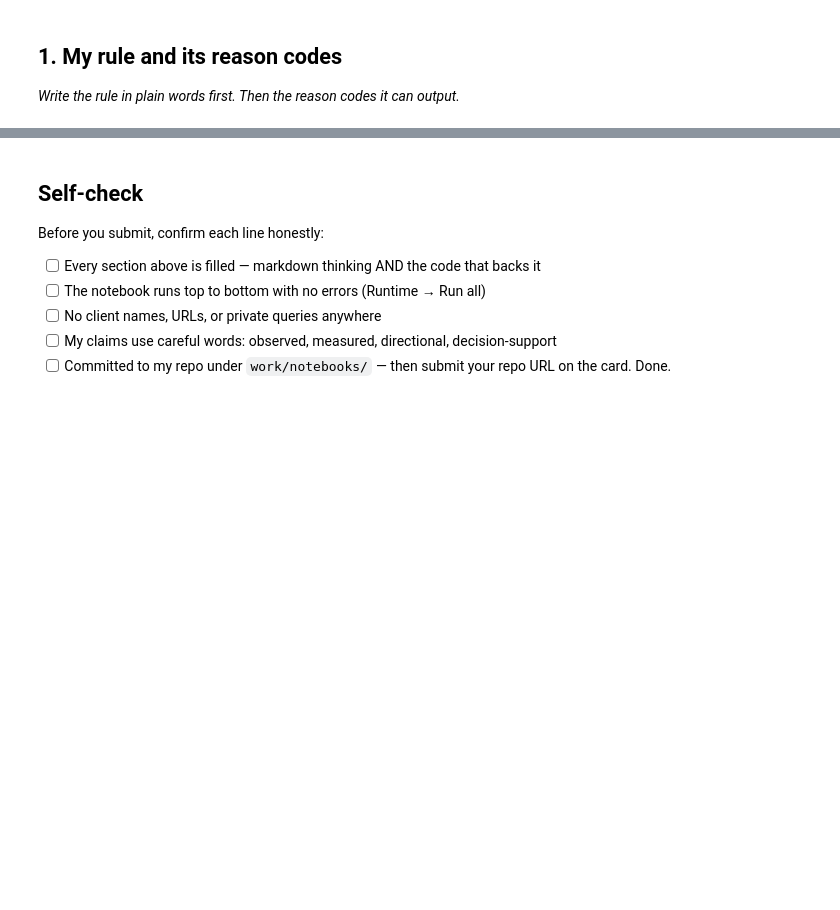
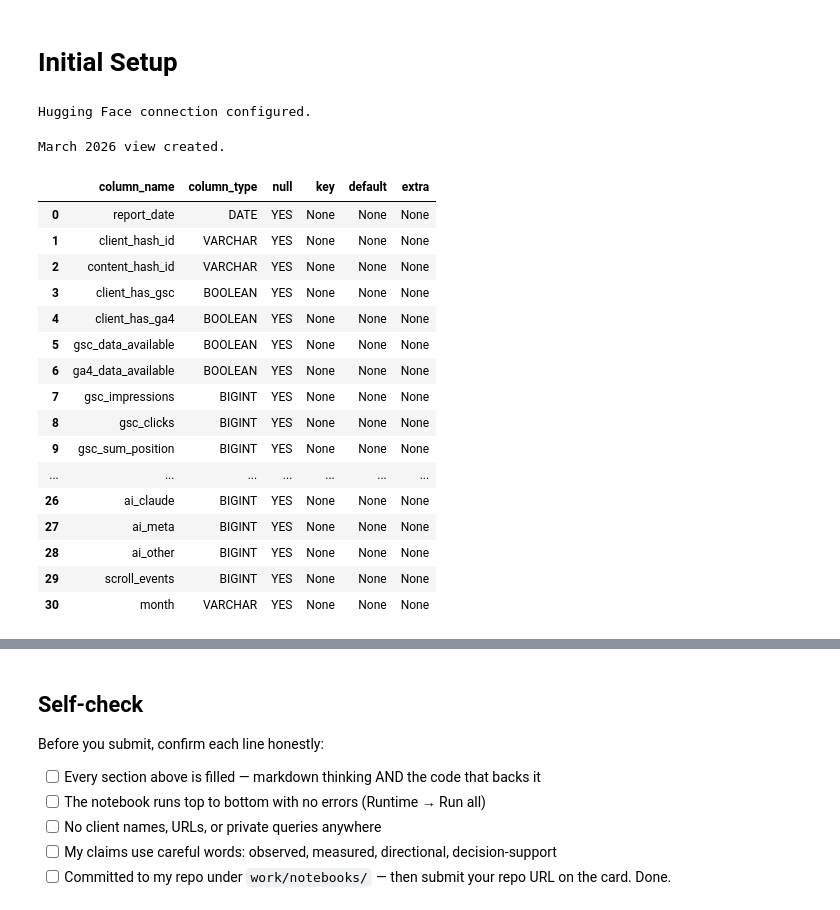
Before and after one commit to QuratulainAzhar22/flyrank-ml-work, a Jupyter notebook: work/notebooks/w04_baseline_score.ipynb, the cells around one changed output, grey strips where cells are left out. Saved outputs shown, nothing was run; the diff lists cells and outputs as text; code cells hidden in the pictures; blank space fills up the shorter version.

```diff
--- a/work/notebooks/w04_baseline_score.ipynb
+++ b/work/notebooks/w04_baseline_score.ipynb
@@ -6,7 +6,67 @@
 This skeleton is yours to fill. Work the sections **in order** — each one has a one-line hint. Simple words, honest numbers.
 
 > Working with an AI assistant? Tell it to read `skills/README.md` first and load the one skill this assignment names on its card.
-# %% [markdown]
-## 1. My rule and its reason codes
-
-*Write the rule in plain words first. Then the reason codes it can output.*
+# %% [markdown]
+# Initial Setup
+# %%
+# This cell is for CODE (numbers, a query, a check).
+# Write your text answer in the cell ABOVE this one — typing sentences here breaks Run All.
+from google.colab import userdata
+import duckdb
+
+HF_TOKEN = userdata.get("My_Read_Token")
+
+con = duckdb.connect()
+
+con.execute(
+    f"""
+    CREATE SECRET hf_secret (
+        TYPE huggingface,
+        TOKEN '{HF_TOKEN}'
+    )
+    """
+)
+
+rel = "hf://datasets/FlyRank/internship-warehouse"
+
+print("Hugging Face connection configured.")
+# %% [output]
+Hugging Face connection configured.
+# %%
+march_path = f"{rel}/fact_content_daily_performance/month=2026-03/*.parquet"
+
+con.execute(f"""
+CREATE OR REPLACE VIEW march AS
+SELECT *
+FROM read_parquet('{march_path}')
+""")
+
+print("March 2026 view created.")
+# %% [output]
+March 2026 view created.
+# %%
+con.sql("""
+DESCRIBE
+SELECT *
+FROM read_parquet(
+    'hf://datasets/FlyRank/internship-warehouse/fact_content_daily_performance/month=2026-03/*.parquet'
+)
+""").df()
+# %% [output]
+|  | column_name | column_type | null | key | default | extra |
+| 0 | report_date | DATE | YES | None | None | None |
+| 1 | client_hash_id | VARCHAR | YES | None | None | None |
+| 2 | content_hash_id | VARCHAR | YES | None | None | None |
+| 3 | client_has_gsc | BOOLEAN | YES | None | None | None |
+| 4 | client_has_ga4 | BOOLEAN | YES | None | None | None |
+| 5 | gsc_data_available | BOOLEAN | YES | None | None | None |
+| 6 | ga4_data_available | BOOLEAN | YES | None | None | None |
+| 7 | gsc_impressions | BIGINT | YES | None | None | None |
+| 8 | gsc_clicks | BIGINT | YES | None | None | None |
+| 9 | gsc_sum_position | BIGINT | YES | None | None | None |
+| ... | ... | ... | ... | ... | ... | ... |
+| 26 | ai_claude | BIGINT | YES | None | None | None |
+| 27 | ai_meta | BIGINT | YES | None | None | None |
+| 28 | ai_other | BIGINT | YES | None | None | None |
+| 29 | scroll_events | BIGINT | YES | None | None | None |
+| 30 | month | VARCHAR | YES | None | None | None |
```
Also changed, not shown: parts of 28 cells of this notebook.
